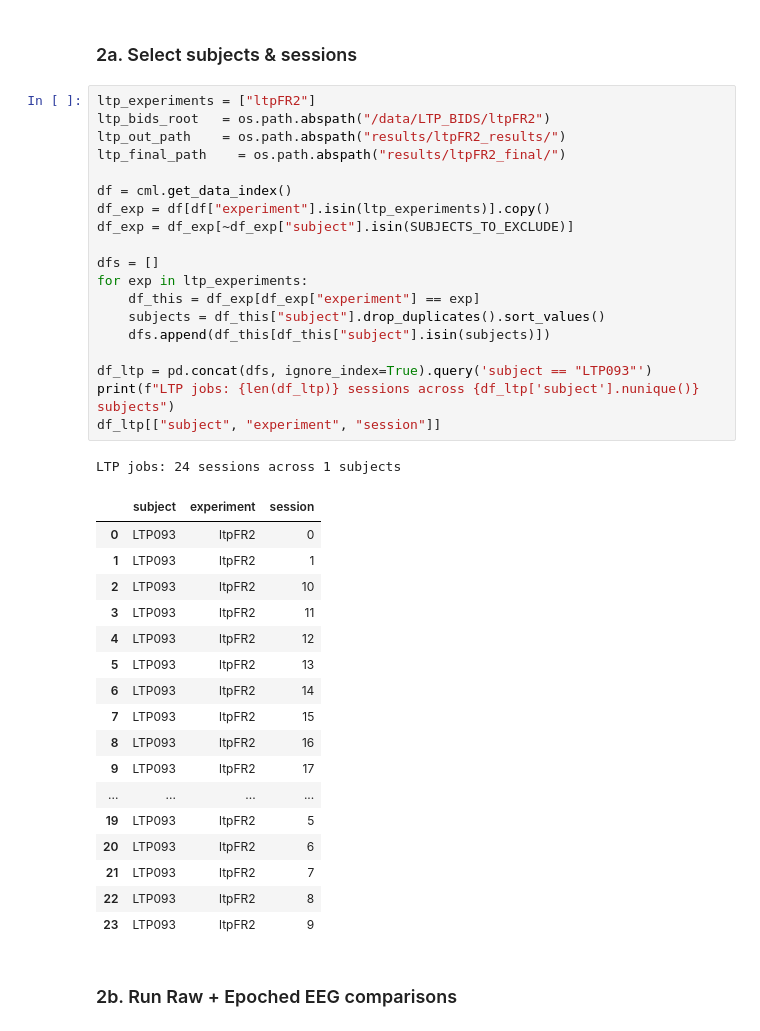
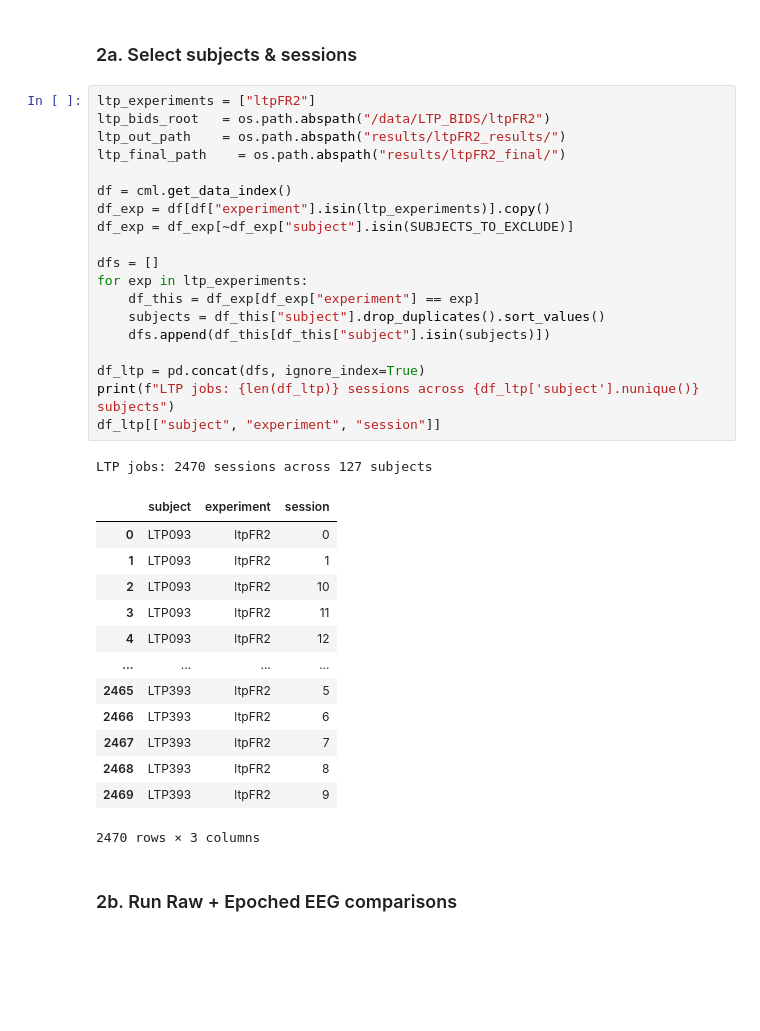
Before and after one commit to pennmem/EEGLoaderQualityCheck, a Jupyter notebook: compare_cml_bids.ipynb, the cells around one changed output. Cells and saved outputs as stored; diff of their text form; blank space fills up the shorter version.

```diff
--- a/compare_cml_bids.ipynb
+++ b/compare_cml_bids.ipynb
@@ -645,41 +645,37 @@ def run_all_plots(dfs, name, save_dir=None, expected=None):
 # %%
 ltp_experiments = ["ltpFR2"]
 ltp_bids_root   = os.path.abspath("/data/LTP_BIDS/ltpFR2")
 ltp_out_path    = os.path.abspath("results/ltpFR2_results/")
 ltp_final_path    = os.path.abspath("results/ltpFR2_final/")
 
 df = cml.get_data_index()
 df_exp = df[df["experiment"].isin(ltp_experiments)].copy()
 df_exp = df_exp[~df_exp["subject"].isin(SUBJECTS_TO_EXCLUDE)]
 
 dfs = []
 for exp in ltp_experiments:
     df_this = df_exp[df_exp["experiment"] == exp]
     subjects = df_this["subject"].drop_duplicates().sort_values()
     dfs.append(df_this[df_this["subject"].isin(subjects)])
 
-df_ltp = pd.concat(dfs, ignore_index=True).query('subject == "LTP093"')
+df_ltp = pd.concat(dfs, ignore_index=True)
 print(f"LTP jobs: {len(df_ltp)} sessions across {df_ltp['subject'].nunique()} subjects")
 df_ltp[["subject", "experiment", "session"]]
 # %% [output]
-LTP jobs: 24 sessions across 1 subjects
+LTP jobs: 2470 sessions across 127 subjects
 |  | subject | experiment | session |
 | 0 | LTP093 | ltpFR2 | 0 |
 | 1 | LTP093 | ltpFR2 | 1 |
 | 2 | LTP093 | ltpFR2 | 10 |
 | 3 | LTP093 | ltpFR2 | 11 |
 | 4 | LTP093 | ltpFR2 | 12 |
-| 5 | LTP093 | ltpFR2 | 13 |
-| 6 | LTP093 | ltpFR2 | 14 |
-| 7 | LTP093 | ltpFR2 | 15 |
-| 8 | LTP093 | ltpFR2 | 16 |
-| 9 | LTP093 | ltpFR2 | 17 |
 | ... | ... | ... | ... |
-| 19 | LTP093 | ltpFR2 | 5 |
-| 20 | LTP093 | ltpFR2 | 6 |
-| 21 | LTP093 | ltpFR2 | 7 |
-| 22 | LTP093 | ltpFR2 | 8 |
-| 23 | LTP093 | ltpFR2 | 9 |
+| 2465 | LTP393 | ltpFR2 | 5 |
+| 2466 | LTP393 | ltpFR2 | 6 |
+| 2467 | LTP393 | ltpFR2 | 7 |
+| 2468 | LTP393 | ltpFR2 | 8 |
+| 2469 | LTP393 | ltpFR2 | 9 |
+2470 rows × 3 columns
 # %% [markdown]
 ### 2b. Run Raw + Epoched EEG comparisons
 # %%
```
Also changed, not shown: parts of 5 cells of this notebook, 1 other file.
